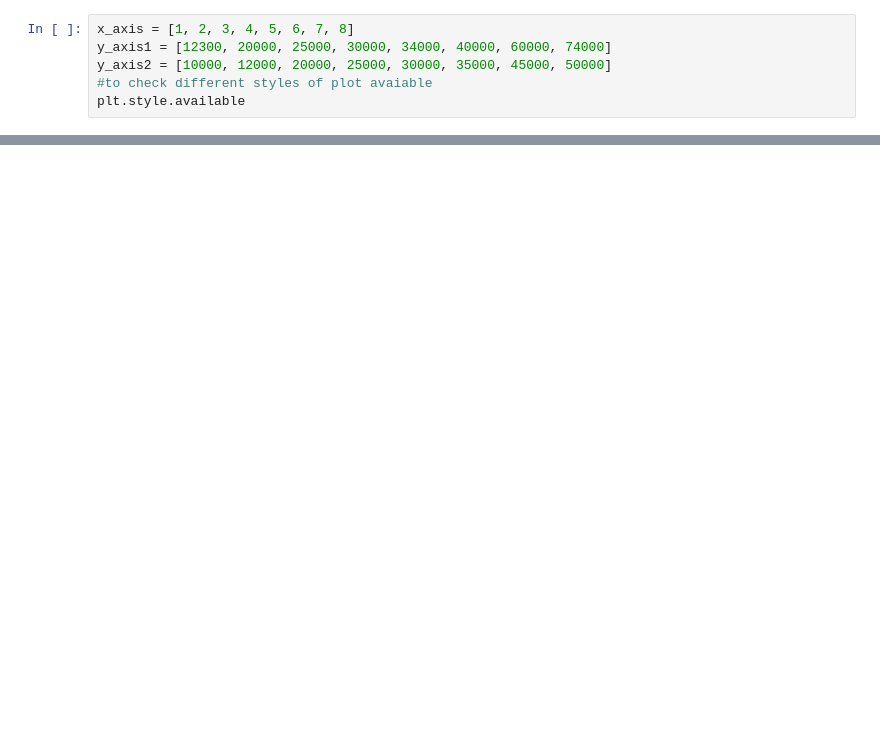
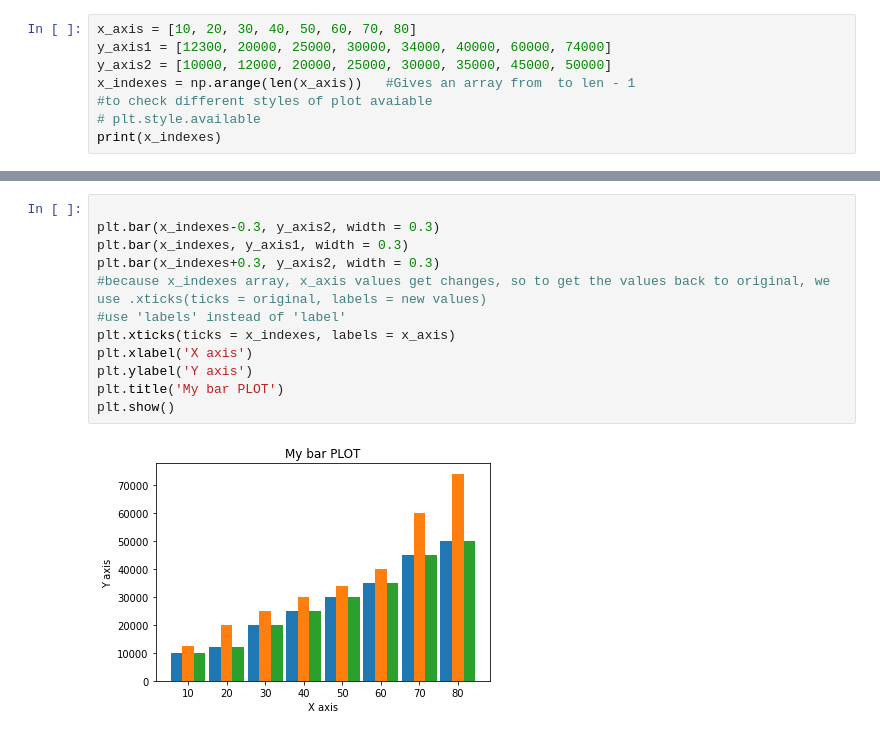
Before and after one commit to vividsky/python-programs, a Jupyter notebook: matplotlib.ipynb, the cells around one changed output, grey strips where cells are left out. Cells and saved outputs as stored; diff of their text form; blank space fills up the shorter version.

```diff
--- a/matplotlib.ipynb
+++ b/matplotlib.ipynb
@@ -3,6 +4,8 @@ from matplotlib import pyplot as plt
 # %%
-x_axis = [1, 2, 3, 4, 5, 6, 7, 8]
+x_axis = [10, 20, 30, 40, 50, 60, 70, 80]
 y_axis1 = [12300, 20000, 25000, 30000, 34000, 40000, 60000, 74000]
 y_axis2 = [10000, 12000, 20000, 25000, 30000, 35000, 45000, 50000]
+x_indexes = np.arange(len(x_axis))   #Gives an array from  to len - 1
 #to check different styles of plot avaiable
-plt.style.available
+# plt.style.available
+print(x_indexes)
@@ -32,3 +38,17 @@ two ways to add legends are either by giving an ordered list of labels and
 # %% [output]
 [figure]
 '\ntwo ways to add legends are either by giving an ordered list of labels and\n***pass it to plt.legends()\n   OR\n   Add legends in plt.plot() itself using label = \'value\'\n***To distinguish plot l ...
+# %%
+
+plt.bar(x_indexes-0.3, y_axis2, width = 0.3)
+plt.bar(x_indexes, y_axis1, width = 0.3)
+plt.bar(x_indexes+0.3, y_axis2, width = 0.3)
+#because x_indexes array, x_axis values get changes, so to get the values back to original, we use .xticks(ticks = original, labels = new values)
+#use 'labels' instead of 'label'
+plt.xticks(ticks = x_indexes, labels = x_axis)
+plt.xlabel('X axis')
+plt.ylabel('Y axis')
+plt.title('My bar PLOT')
+plt.show()
+# %% [output]
+[figure, added]
```
Also changed, not shown: parts of 8 cells of this notebook, 6 other files.
